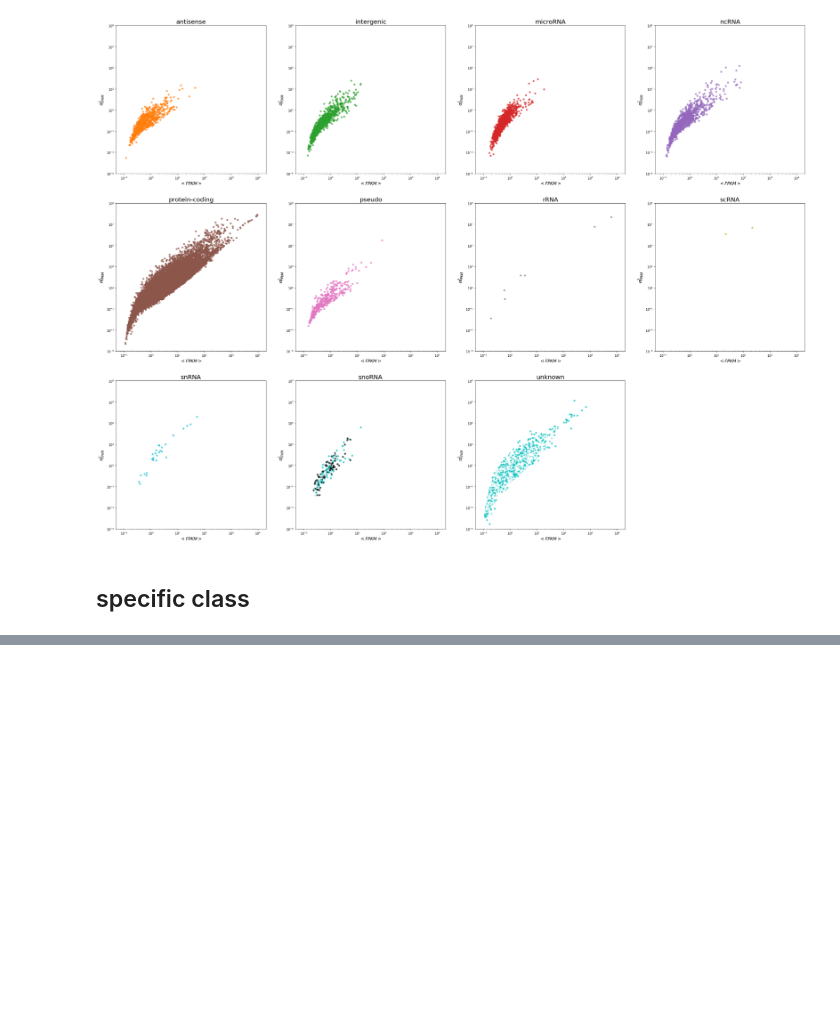
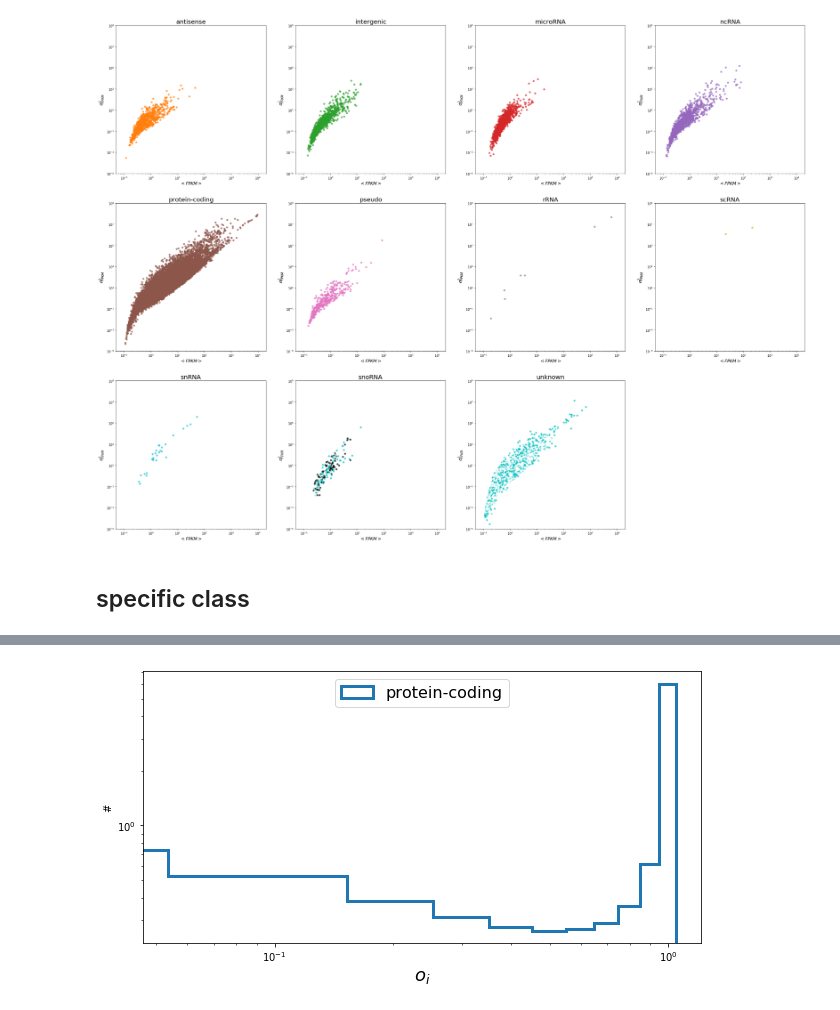
Before and after one commit to fvalle1/master_thesis, a Jupyter notebook: Table_ByGeneType.ipynb, the cells around one changed output, grey strips where cells are left out. Cells and saved outputs as stored; diff of their text form; code cells hidden in the pictures; blank space fills up the shorter version.

```diff
--- a/Table_ByGeneType.ipynb
+++ b/Table_ByGeneType.ipynb
@@ -89,0 +110,15 @@ fig.savefig('%s_'%type_of_gene+yscale+xscale+'.png')
+# %%
+bins = 11
+rang = (0-0.5/bins, 1+0.5/bins)
+fig = plt.figure(figsize=(10,5))
+subdf = df_mv[df_mv['type_of_gene']==type_of_gene]
+plt.hist(subdf['occurrence']/5000, label=type_of_gene, histtype='step', density=True, bins=bins, range=rang, lw=3)
+plt.legend(fontsize=16, loc='upper center')
+plt.xlabel("$o_i$", fontsize=18)
+plt.ylabel("#")
+plt.yscale('log')
+plt.xscale('log')
+plt.show()
+fig.savefig("U_%s.pdf"%type_of_gene)
+# %% [output]
+[figure, added]
```
Also changed, not shown: parts of 6 cells of this notebook, 31 other files.
